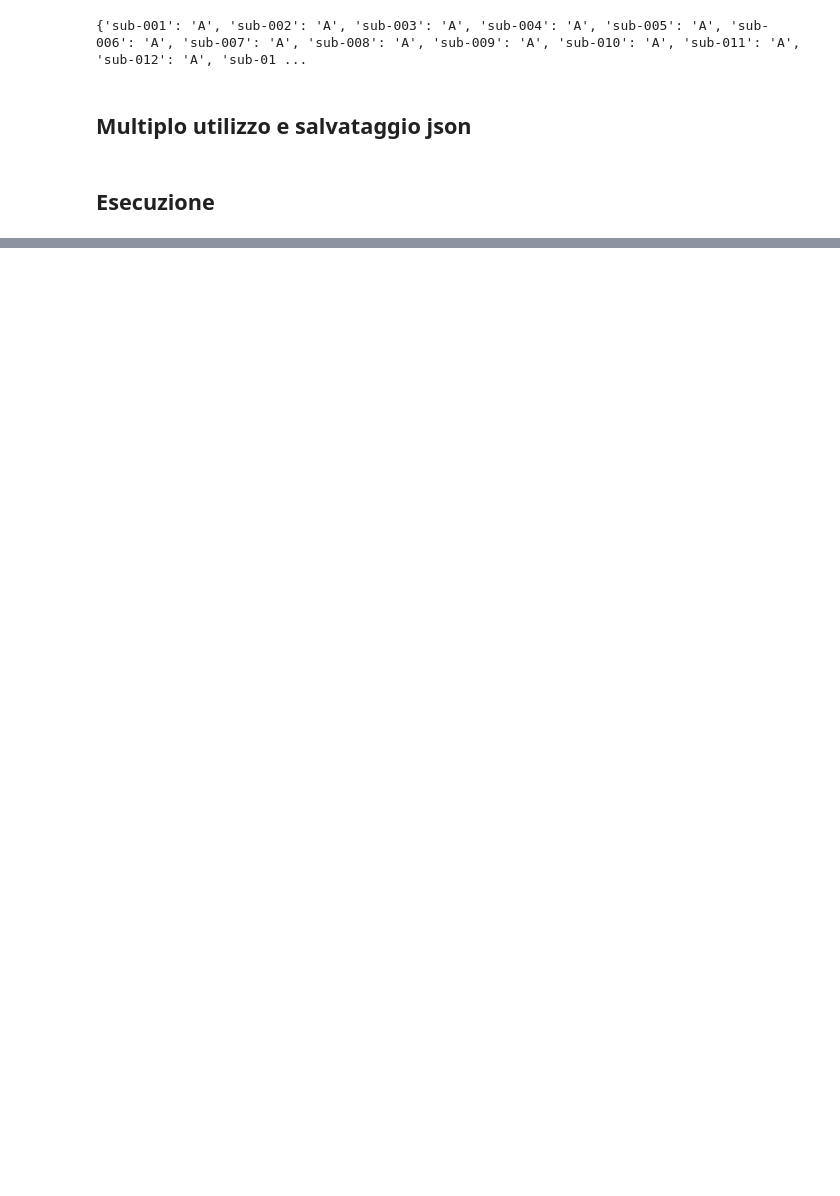
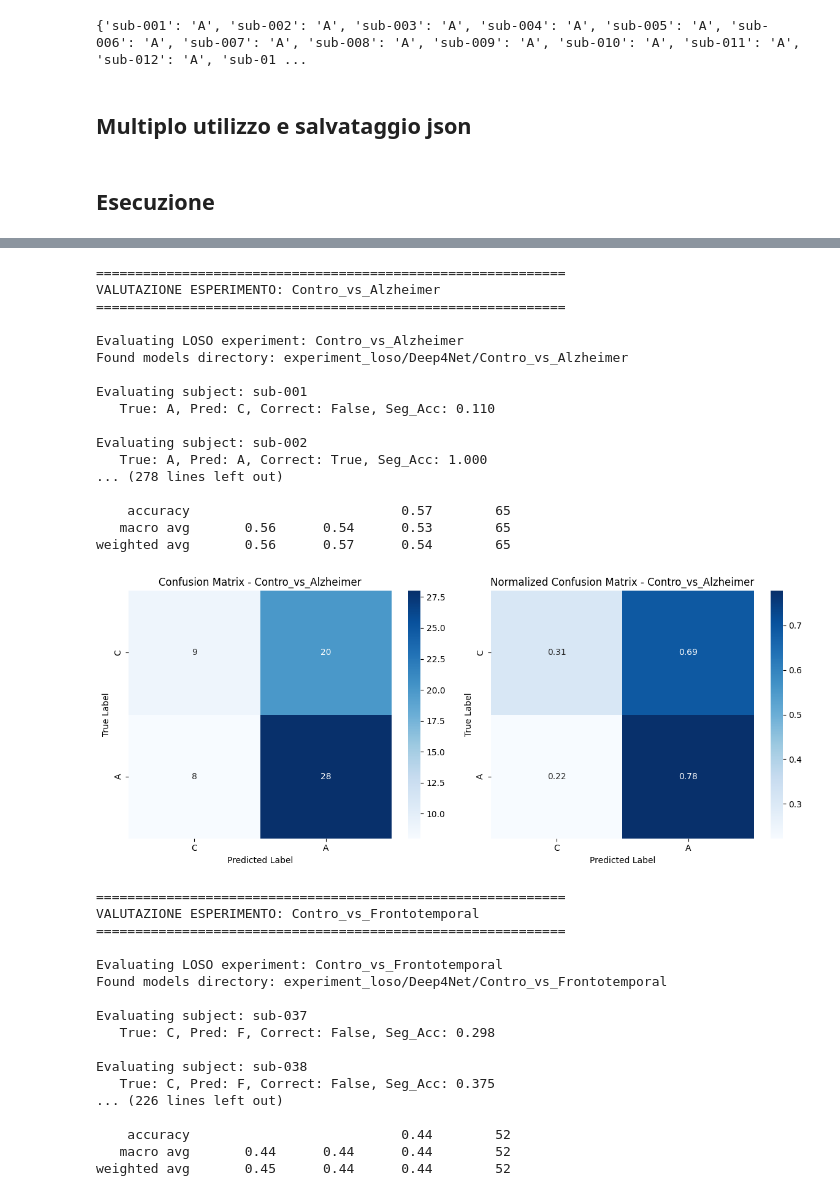
Before and after one commit to MattiaBianchessi/ProgettoNI_AC, a Jupyter notebook: 03_Evaluation.ipynb, the cells around one changed output, grey strips where cells are left out. Cells and saved outputs as stored; diff of their text form; code cells hidden in the pictures; blank space fills up the shorter version.

```diff
--- a/03_Evaluation.ipynb
+++ b/03_Evaluation.ipynb
@@ -660,0 +723,39 @@ Error:
+# %%
+memmap_dir = "experiment_loso/Deep4Net" # esperimento con
+all_results = evaluate_multiple_experiments()
+# %% [output]
+============================================================
+VALUTAZIONE ESPERIMENTO: Contro_vs_Alzheimer
+============================================================
+
+Evaluating LOSO experiment: Contro_vs_Alzheimer
+Found models directory: experiment_loso/Deep4Net/Contro_vs_Alzheimer
+
+Evaluating subject: sub-001
+   True: A, Pred: C, Correct: False, Seg_Acc: 0.110
+
+Evaluating subject: sub-002
+   True: A, Pred: A, Correct: True, Seg_Acc: 1.000
+... (278 lines left out)
+
+    accuracy                           0.57        65
+   macro avg       0.56      0.54      0.53        65
+weighted avg       0.56      0.57      0.54        65
+[figure, added]
+============================================================
+VALUTAZIONE ESPERIMENTO: Contro_vs_Frontotemporal
+============================================================
+
+Evaluating LOSO experiment: Contro_vs_Frontotemporal
+Found models directory: experiment_loso/Deep4Net/Contro_vs_Frontotemporal
+
+Evaluating subject: sub-037
+   True: C, Pred: F, Correct: False, Seg_Acc: 0.298
+
+Evaluating subject: sub-038
+   True: C, Pred: F, Correct: False, Seg_Acc: 0.375
+... (226 lines left out)
+
+    accuracy                           0.44        52
+   macro avg       0.44      0.44      0.44        52
+weighted avg       0.45      0.44      0.44        52
```
Also changed, not shown: parts of 12 cells of this notebook, 3 other files.
